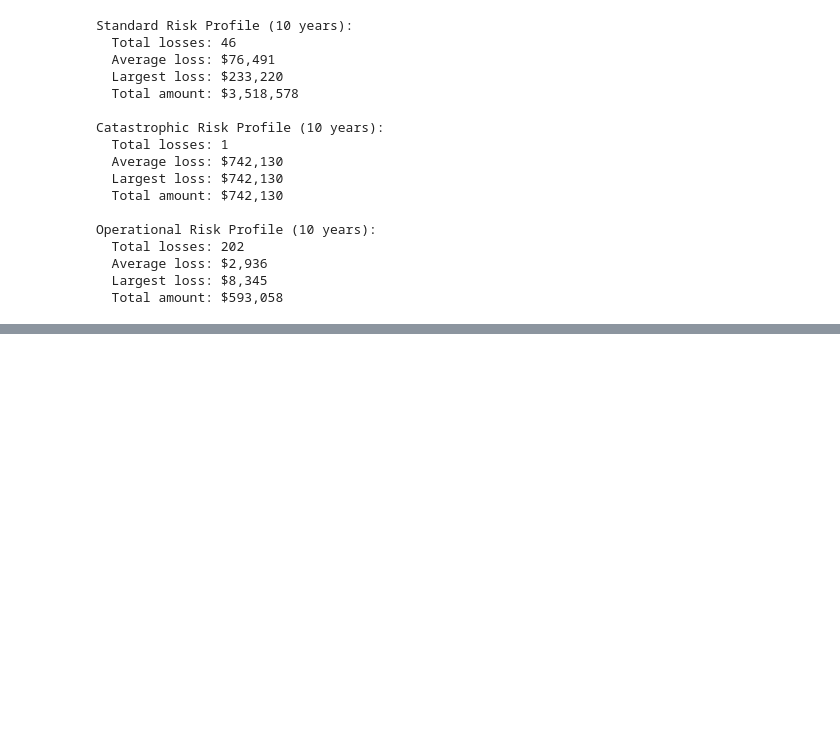
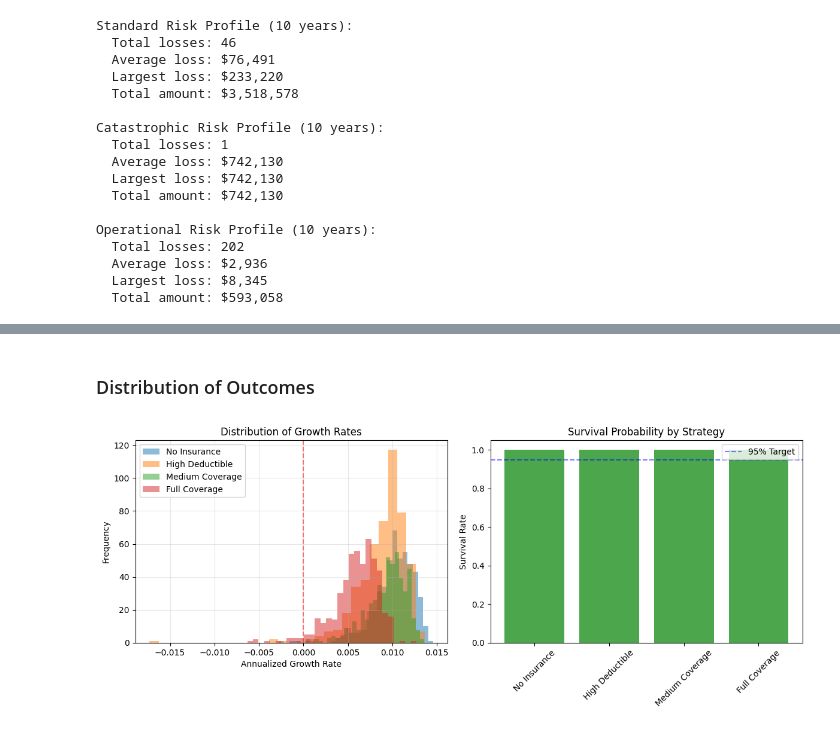
Before and after one commit to AlexFiliakov/Ergodic-Insurance-Limits, a Jupyter notebook: assets/02_basic_simulation.ipynb, the cells around one changed output, grey strips where cells are left out. Saved outputs shown, nothing was run; the diff lists cells and outputs as text; code cells hidden in the pictures; blank space fills up the shorter version.

```diff
--- a/assets/02_basic_simulation.ipynb
+++ b/assets/02_basic_simulation.ipynb
@@ -248,0 +479,35 @@ Time-Weighted ROE: 2.57%
+# %% [markdown]
+### Distribution of Outcomes
+# %%
+# Plot distribution of final wealth
+fig, axes = plt.subplots(1, 2, figsize=(12, 5))
+
+# Growth rate distribution
+ax1 = axes[0]
+for name, results in results_comparison.items():
+    ax1.hist(results.growth_rates, bins=30, alpha=0.5, label=name)
+ax1.axvline(x=0, color='red', linestyle='--', alpha=0.5)
+ax1.set_xlabel('Annualized Growth Rate')
+ax1.set_ylabel('Frequency')
+ax1.set_title('Distribution of Growth Rates')
+ax1.legend()
+ax1.grid(True, alpha=0.3)
+
+# Survival analysis
+ax2 = axes[1]
+names = list(results_comparison.keys())
+# Calculate survival rates from ruin_probability
+survival_rates = [1 - results_comparison[name].ruin_probability for name in names]
+colors = ['red' if sr < 0.95 else 'green' for sr in survival_rates]
+ax2.bar(names, survival_rates, color=colors, alpha=0.7)
+ax2.axhline(y=0.95, color='blue', linestyle='--', alpha=0.5, label='95% Target')
+ax2.set_ylabel('Survival Rate')
+ax2.set_title('Survival Probability by Strategy')
+ax2.legend()
+ax2.set_ylim([0, 1.05])
+plt.xticks(rotation=45)
+
+plt.tight_layout()
+plt.show()
+# %% [output]
+[figure, added]
```
Also changed, not shown: parts of 31 cells of this notebook, 8 other files.
